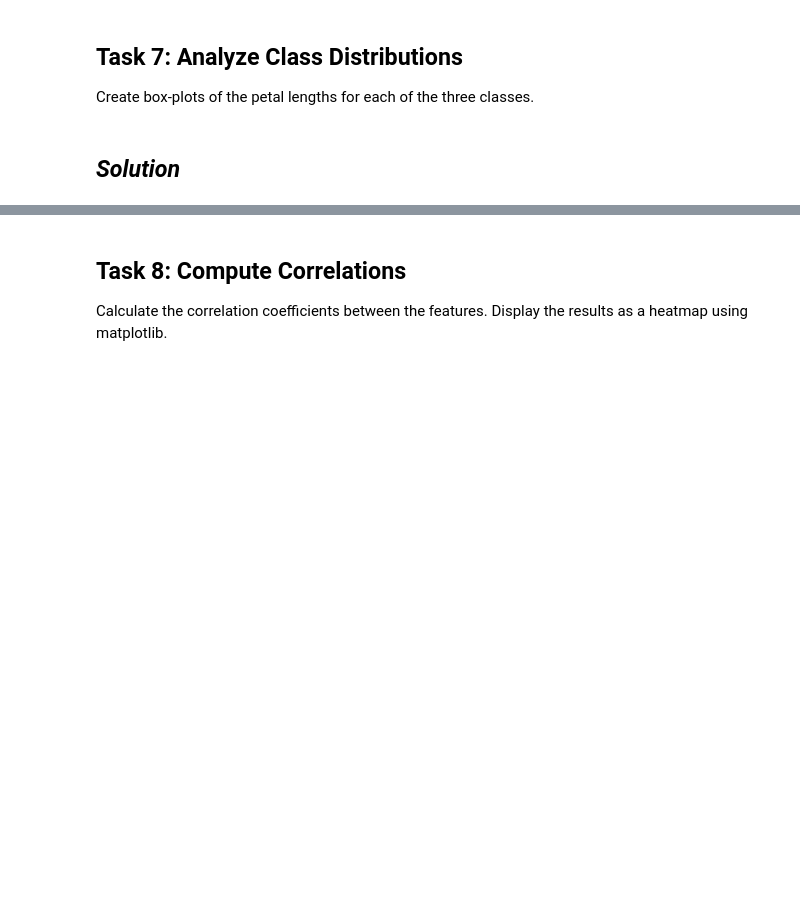
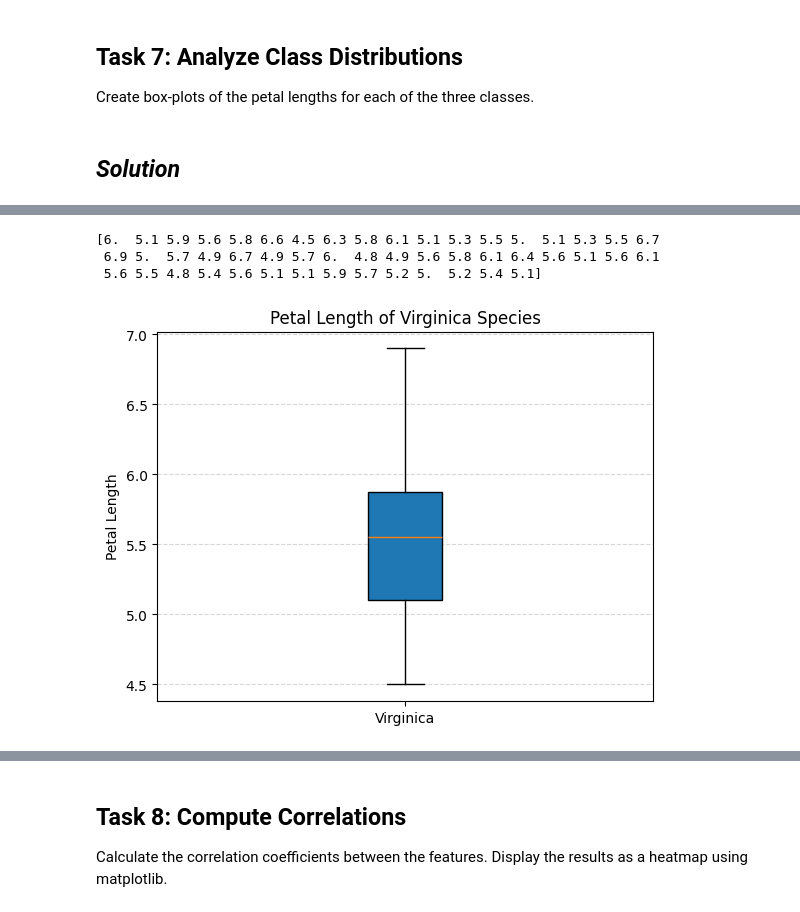
Before and after one commit to AnnaLoz28/principles_of_data_analytics, a Jupyter notebook: tasks.ipynb, the cells around one changed output, grey strips where cells are left out. Cells and saved outputs as stored; diff of their text form; code cells hidden in the pictures; blank space fills up the shorter version.

```diff
--- a/tasks.ipynb
+++ b/tasks.ipynb
@@ -496,0 +551,18 @@ Create box-plots of the petal lengths for each of the three classes.
+# %%
+# print the petal length values of species 2 (Iris virginica)
+virginica = pl[species == 2]
+print(virginica)
+# %% [output]
+[6.  5.1 5.9 5.6 5.8 6.6 4.5 6.3 5.8 6.1 5.1 5.3 5.5 5.  5.1 5.3 5.5 6.7
+ 6.9 5.  5.7 4.9 6.7 4.9 5.7 6.  4.8 4.9 5.6 5.8 6.1 6.4 5.6 5.1 5.6 6.1
+ 5.6 5.5 4.8 5.4 5.6 5.1 5.1 5.9 5.7 5.2 5.  5.2 5.4 5.1]
+# %%
+# create a boxplot of petal length for virginica species
+fig, ax = plt.subplots()
+virginica_pl = ax.boxplot(virginica, patch_artist=True)
+ax.set_xticklabels(['Virginica'])
+ax.set_title('Petal Length of Virginica Species')
+ax.set_ylabel('Petal Length')
+ax.grid(axis = "y", linestyle = "--", alpha = 0.5)
+# %% [output]
+[figure, added]
```
Also changed, not shown: parts of 9 cells of this notebook.
